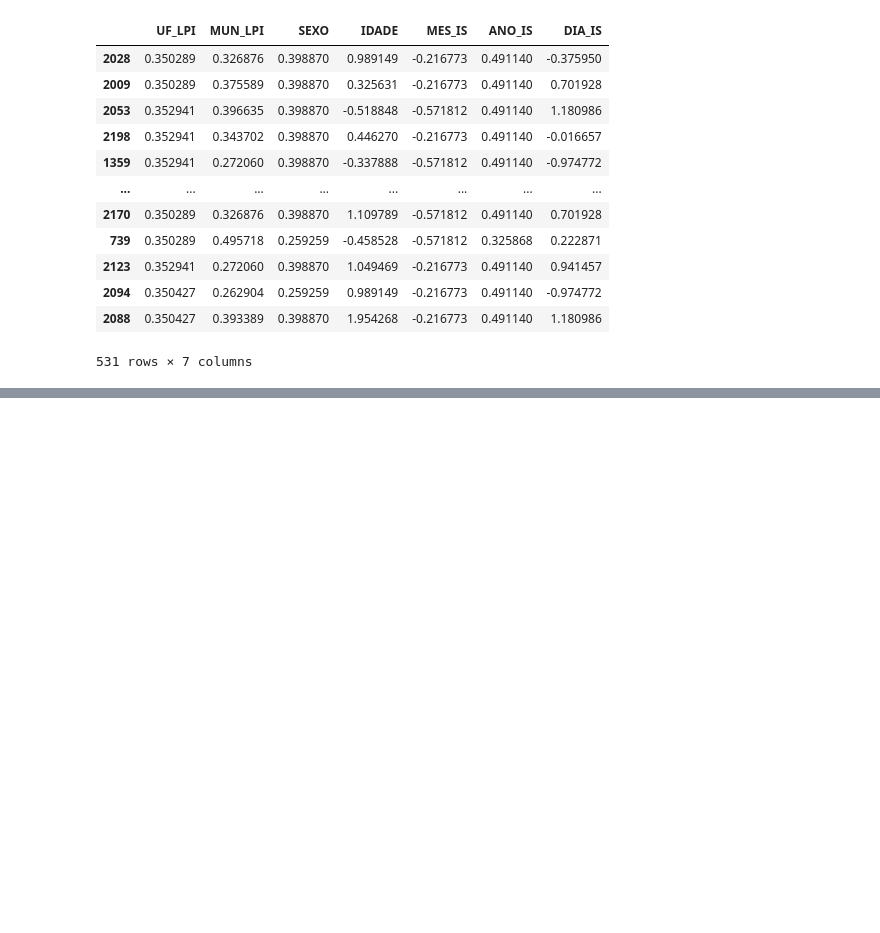
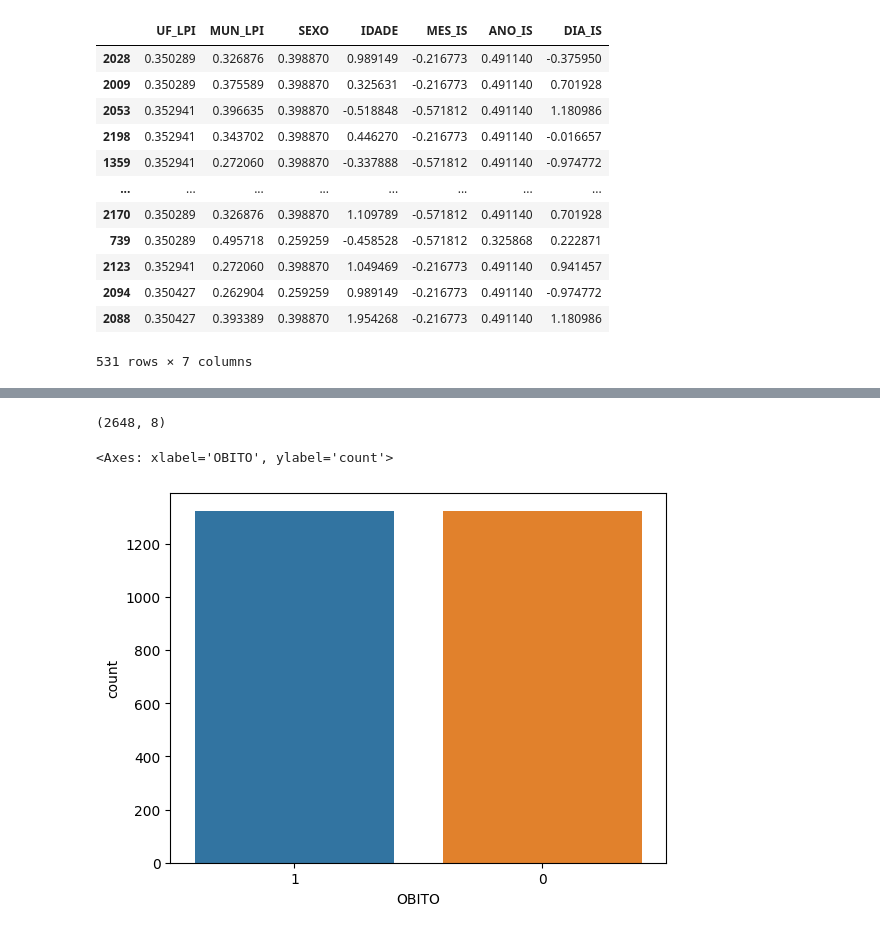
Before and after one commit to Muniz97/Yellow-fever-Febre-Amarela, a Jupyter notebook: 3 - Preprocessing/Yellow_Fever_Preprocessing.ipynb, the cells around one changed output, grey strips where cells are left out. Saved outputs shown, nothing was run; the diff lists cells and outputs as text; code cells hidden in the pictures; blank space fills up the shorter version.

```diff
--- a/3 - Preprocessing/Yellow_Fever_Preprocessing.ipynb
+++ b/3 - Preprocessing/Yellow_Fever_Preprocessing.ipynb
@@ -213,0 +215,2 @@ x_test_encoder
+# %%
+smote = SMOTE(random_state = 1337)
@@ -213,0 +233,9 @@ x_test_encoder
+# %%
+y_train_str = y_train.astype(str)
+# %%
+# Aplicar o SMOTE apenas no conjunto de treino
+x_train_smote, y_train_smote = smote.fit_resample(x_train_encoder, y_train_str)
+# %%
+train_base_smote = pd.concat([x_train_smote,y_train_smote], axis = 1)
+train_base_smote.to_csv('train_base_smote.csv', index = False)
+train_base_smote.head()
@@ -213,0 +249,9 @@ x_test_encoder
+# %%
+train_base_smote.shape
+# %% [output]
+(2648, 8)
+# %%
+sns.countplot(x = 'OBITO', data =train_base_smote )
+# %% [output]
+<Axes: xlabel='OBITO', ylabel='count'>
+[figure, added]
```
Also changed, not shown: parts of 9 cells of this notebook.
